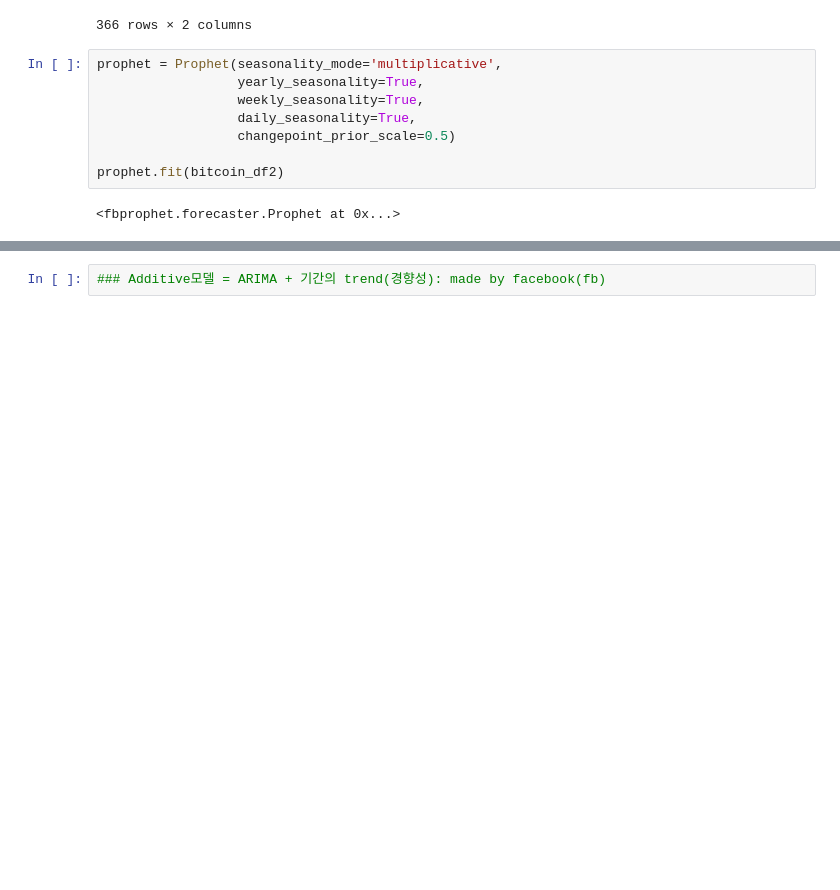
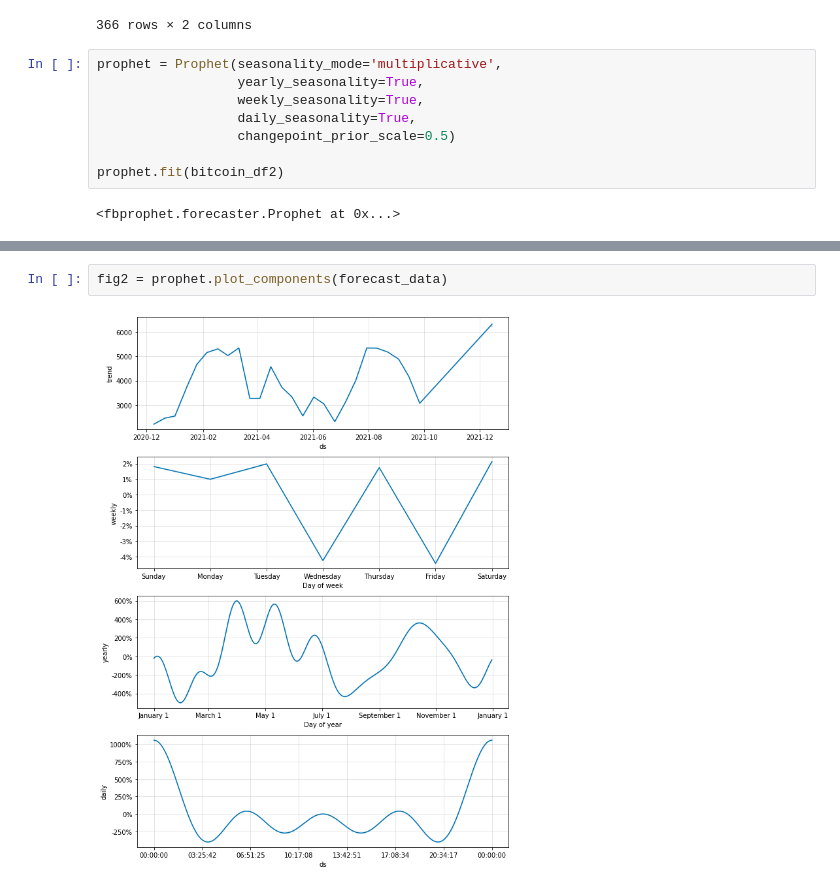
Before and after one commit to WoodysCloud/ML_DL, a Jupyter notebook: time_series/bitcoin_time_series.ipynb, the cells around one changed output, grey strips where cells are left out. Saved outputs shown, nothing was run; the diff lists cells and outputs as text; blank space fills up the shorter version.

Commit message:
fb prophet

```diff
--- a/time_series/bitcoin_time_series.ipynb
+++ b/time_series/bitcoin_time_series.ipynb
@@ -328,2 +330,4 @@ forecast_data[['ds', 'yhat', 'yhat_lower', 'yhat_upper']].tail(5)
-# %%
-### Additive모델 = ARIMA + 기간의 trend(경향성): made by facebook(fb)
+# %%
+fig2 = prophet.plot_components(forecast_data)
+# %% [output]
+[figure, added]
```
Also changed, not shown: parts of 4 cells of this notebook, 1 other file.
